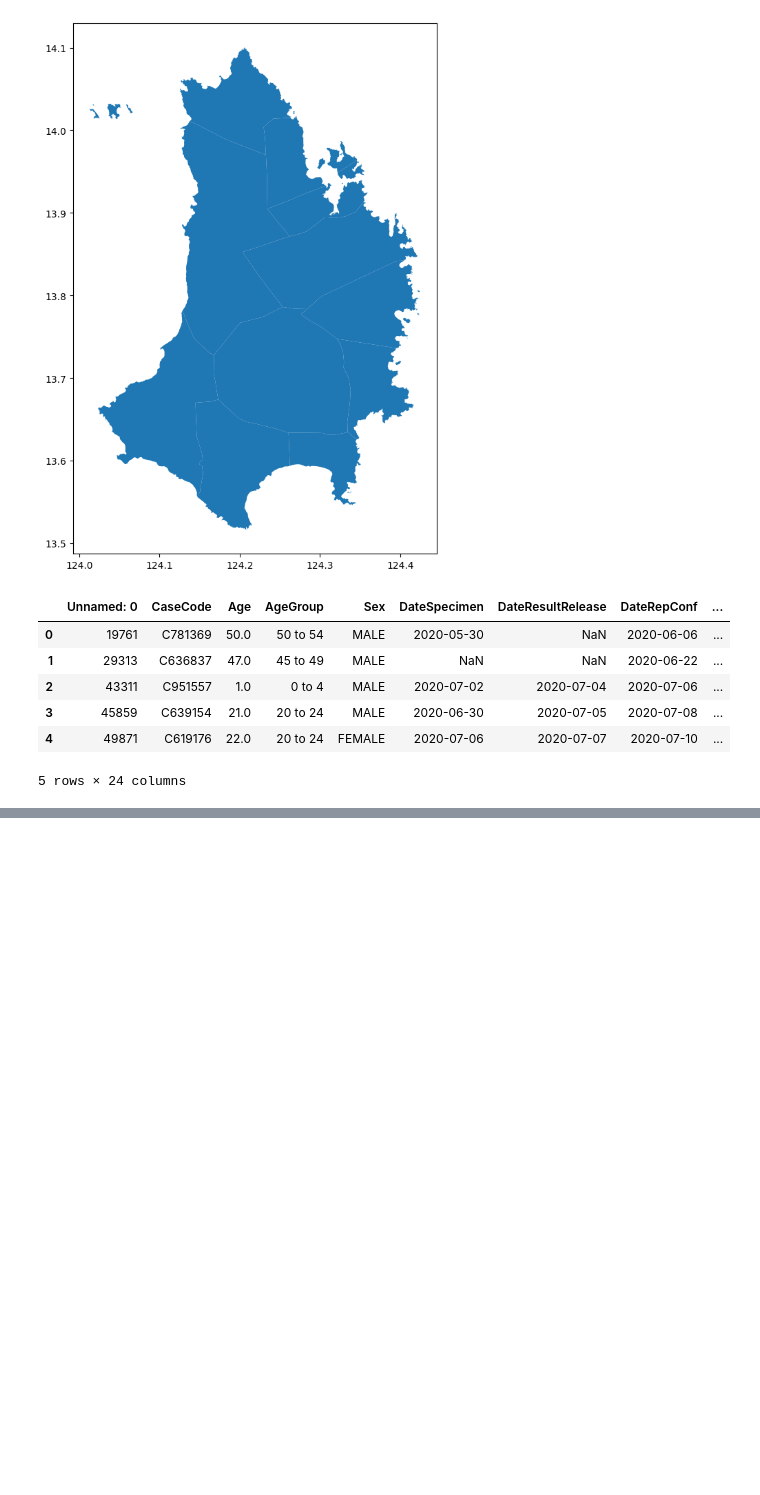
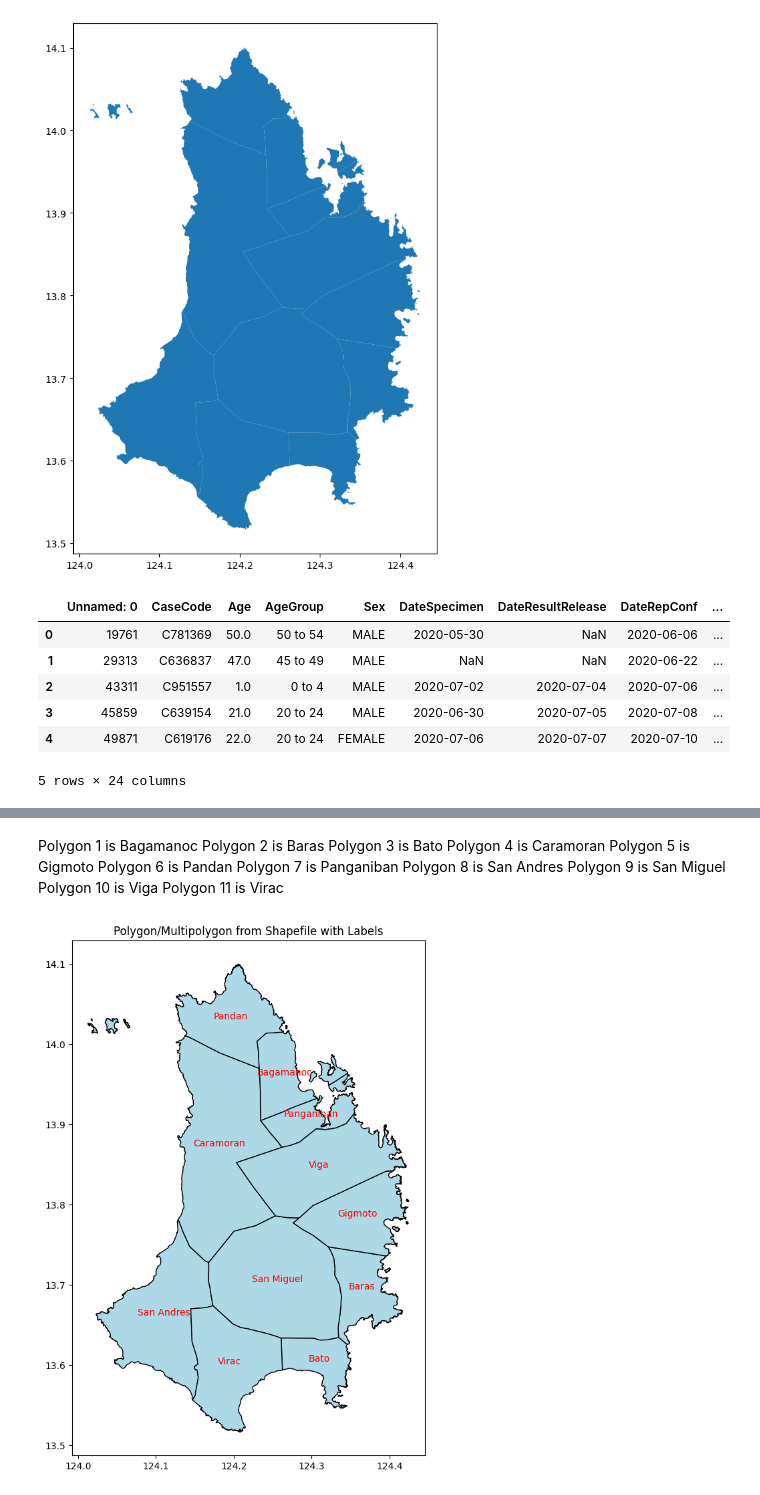
Before and after one commit to dddelacruz/cs198-scl-envi-2425, a Jupyter notebook: visualize.ipynb, the cells around one changed output, grey strips where cells are left out. Cells and saved outputs as stored; diff of their text form; code cells hidden in the pictures; blank space fills up the shorter version.

```diff
--- a/visualize.ipynb
+++ b/visualize.ipynb
@@ -38,0 +88,40 @@ df.head()
+# %% [markdown]
+Polygon 1 is Bagamanoc
+Polygon 2 is Baras
+Polygon 3 is Bato
+Polygon 4 is Caramoran
+Polygon 5 is Gigmoto
+Polygon 6 is Pandan
+Polygon 7 is Panganiban
+Polygon 8 is San Andres
+Polygon 9 is San Miguel
+Polygon 10 is Viga
+Polygon 11 is Virac
+# %%
+def update_shapefile_with_labels(shapefile_path, output_path):
+    gdf = gpd.read_file(shapefile_path)
+
+    labels = [
+        "Bagamanoc", "Baras", "Bato", "Caramoran", "Gigmoto", "Pandan",
+        "Panganiban", "San Andres", "San Miguel", "Viga", "Virac"
+    ]
+
+    gdf["Labels"] = labels
+
+    gdf.to_file(output_path)
+
+    fig, ax = plt.subplots(figsize=(10, 10))
+    gdf.plot(ax=ax, edgecolor='black', facecolor='lightblue')
+
+    for i, (geometry, label) in enumerate(zip(gdf.geometry, labels)):
+        centroid = geometry.centroid
+        ax.text(centroid.x, centroid.y, label, fontsize=10, ha='center', color='red')
+
+    ax.set_title("Polygon/Multipolygon from Shapefile with Labels")
+    plt.show()
+
+shapefile_path = "catanduanes_shapefile.shp"
+output_shapefile_path = "./Data - Catanduanes/1_Processed/catanduanes_shapefile.shp"
+update_shapefile_with_labels(shapefile_path, output_shapefile_path)
+# %% [output]
+[figure, added]
```
Also changed, not shown: parts of 2 cells of this notebook, 5 other files.
